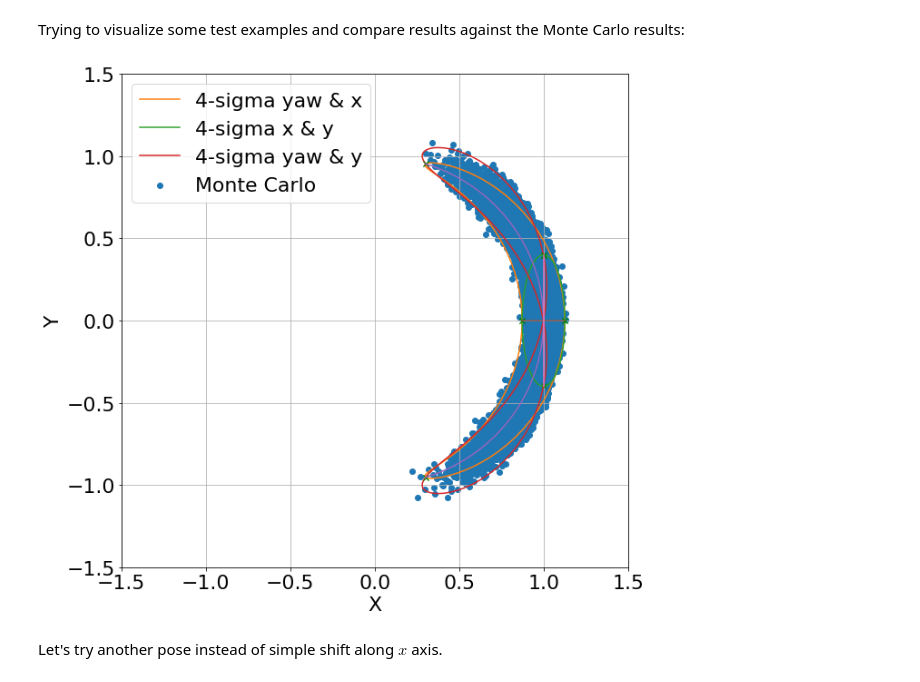
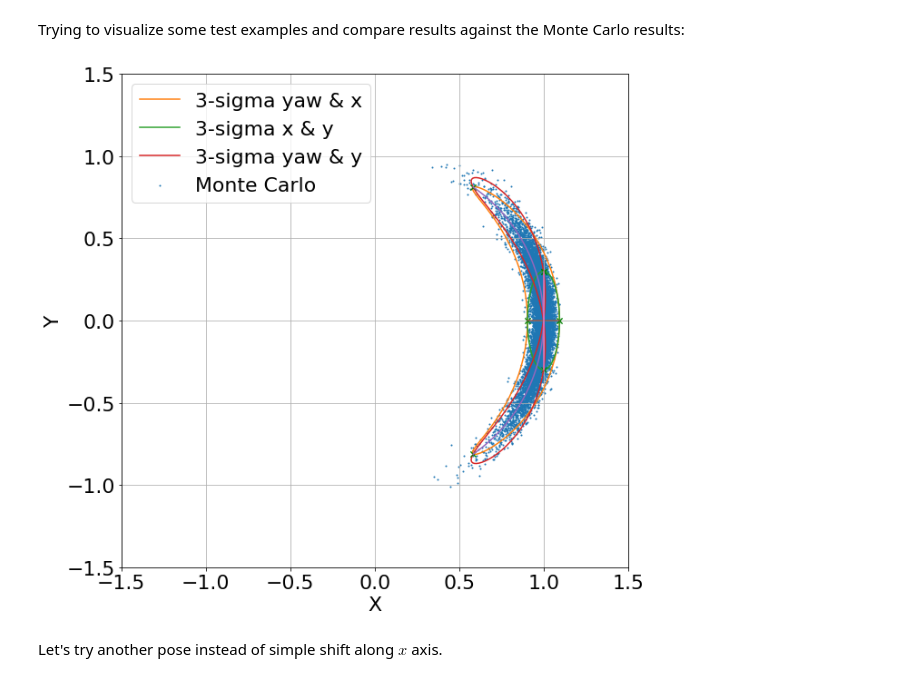
Before and after one commit to nosmokingsurfer/mrob_sandbox, a Jupyter notebook: ISP Research Project.ipynb, the cells around one changed output. Drawn from its saved outputs; the diff is of its cells as text; code cells hidden in the pictures.

```diff
--- a/ISP Research Project.ipynb
+++ b/ISP Research Project.ipynb
@@ -181,11 +147,33 @@ dtype: float64
 # %% [markdown]
 The noise is injected into SE(3) group using left hand side exponential map update, which was already implemented in current version of MROB library:
-# %%
-propagated = []
-for i in range(len(xi)):
-    tmp = mrob.geometry.SE3([0,0,0,1,0,0])
-    tmp.update_lhs(xi[i])
-    propagated.append(tmp)
+# %%
+def get_mc(T, sigma, mean=[0,0,0,0,0,0], N = 100_000):
+
+    norm_var = scipy.stats.multivariate_normal(mean,sigma,allow_singular=True)
+
+    xi = norm_var.rvs(N)
+
+    propagated = []
+    for i in tqdm(range(len(xi))):
+        tmp = mrob.geometry.SE3(T)
+        tmp.update_lhs(xi[i])
+        propagated.append(tmp)
+
+    poses = np.array([x.t() for x in propagated])
+    poses = poses.reshape((-1,3))
+
+    xi = np.array([x.Ln() for x in propagated])
+    return poses, xi
+# %%
+# generating noise samples according to given covariance matrix
+
+# Noise has zero mean values
+mean = np.zeros(6)
+
+# Noise covariance matrix
+sigma = np.diag([0,0,0.1,0.001,0.01,0])
+
+poses, xi = get_mc(mrob.geometry.SE3([0,0,0,1,0,0]), sigma, mean,N=1_000_0)
 # %% [markdown]
 The set of disturbed poses obtained and stored in list variable **propagated**. To visualize the distribution the $(x,y)$ coordinates of poses plotted on a scatter plot:
 # %%
@@ -401,16 +386,16 @@ Trying to visualize some test examples and compare results against the Monte Car
 # %%
 plt.figure(figsize=(10,10))
 sigma = np.diag([0,0,0.1,0.001,0.01,0])
 
-sigma_visualize(mrob.geometry.SE3([0,0,0,1,0,0]), sigma=sigma,N = 100, K=[4] )
-plt.scatter(poses[:,0],poses[:,1], label='Monte Carlo')
+sigma_visualize(mrob.geometry.SE3([0,0,0,1,0,0]), sigma=sigma,N = 100, K=[3] )
+plt.scatter(poses[:,0],poses[:,1], label='Monte Carlo',s=1)
 
 plt.xlim([-1.5,1.5])
 plt.ylim([-1.5,1.5])
 plt.grid()
 plt.legend()
 plt.show()
 # %% [output]
-[figure, old version]
+[figure, new version]
 # %% [markdown]
 Let's try another pose instead of simple shift along $x$ axis.
```
Also changed, not shown: parts of 29 cells of this notebook, 1 other file.
